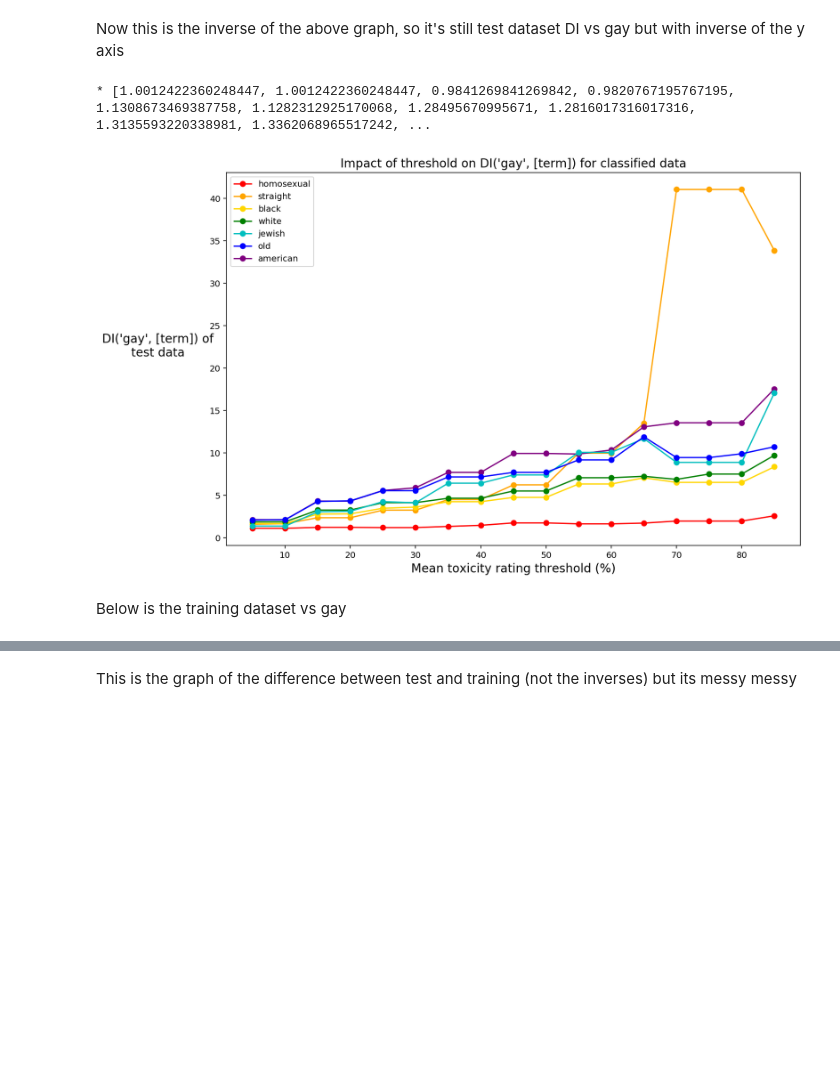
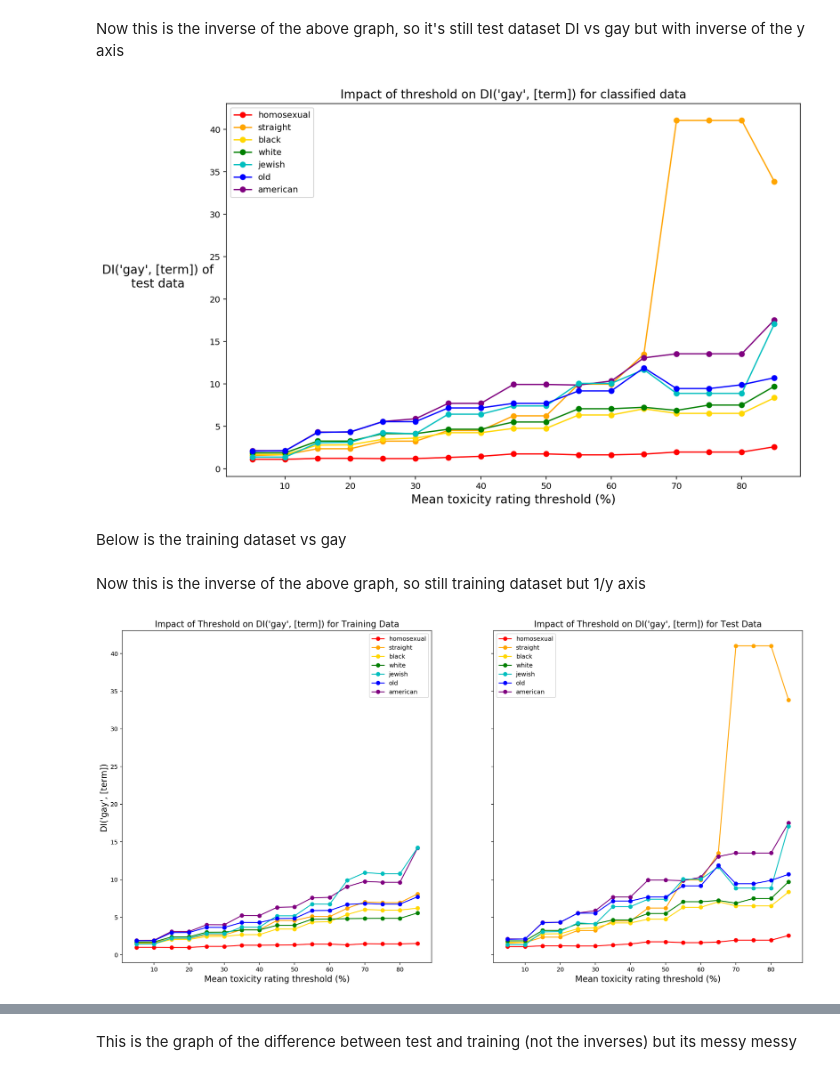
Before and after one commit to nehargupta/cs590_privacy_fairness, a Jupyter notebook: threshold-to-di.ipynb, the cells around one changed output, grey strips where cells are left out. Drawn from its saved outputs; the diff is of its cells as text; code cells hidden in the pictures; blank space fills up the shorter version.

```diff
--- a/threshold-to-di.ipynb
+++ b/threshold-to-di.ipynb
@@ -253,11 +253,47 @@ plt.ylabel(ylabel_wrapped, rotation=0, labelpad=60, fontsize=14)
 # plt.xlim([20, 100])
 # plt.ylim([-0.1, 1])
 plt.legend(handles=[line1,line2,line3,line4,line6,line7,line5])
-print("*", y_axis_tr1)
+# print("*", y_axis_tr1)
 
 plt.savefig('threshold-di-gay-test.png', bbox_inches='tight')
 # %% [output]
-* [1.0012422360248447, 1.0012422360248447, 0.9841269841269842, 0.9820767195767195, 1.1308673469387758, 1.1282312925170068, 1.28495670995671, 1.2816017316017316, 1.3135593220338981, 1.3362068965517242, ...
 [figure]
 # %% [markdown]
 Below is the training dataset vs gay
+# %% [markdown]
+Now this is the inverse of the above graph, so still training dataset but 1/y axis
+# %%
+# Two subplots, unpack the axes array immediately
+# ax = fig.add_subplot(111)
+f, (ax1, ax2) = plt.subplots(1, 2, sharey=True, figsize=(20, 10))
+line1, = ax1.plot(x_axis, y_axis_tr1, "ro-", label=madlibs_terms[1])
+line2, = ax1.plot(x_axis, y_axis_tr2, "o-", color='orange', label=madlibs_terms[2])
+line3, = ax1.plot(x_axis, y_axis_tr3, "o-", color='gold', label=madlibs_terms[3])
+line4, = ax1.plot(x_axis, y_axis_tr4, "go-", label=madlibs_terms[4])
+line5, = ax1.plot(x_axis, y_axis_tr5, "o-", color='purple', label=madlibs_terms[5])
+line6, = ax1.plot(x_axis, y_axis_tr6, "co-", label=madlibs_terms[6])
+line7, = ax1.plot(x_axis, y_axis_tr7, "bo-", label=madlibs_terms[7])
+ax1.set_title("Impact of Threshold on DI('gay', [term]) for Training Data", fontsize=14)
+ax1.legend(handles=[line1,line2,line3,line4,line6,line7,line5])
+ax1.set_xlabel("Mean toxicity rating threshold (%)", fontsize=14)
+# ax1.plot(x, y)
+# ax1.set_title('Sharing Y axis')
+# ax2.scatter(x, y)
+
+line1, = ax2.plot(x_axis, y_axis_t1, "ro-", label=madlibs_terms[1])
+line2, = ax2.plot(x_axis, y_axis_t2, "o-", color='orange', label=madlibs_terms[2])
+line3, = ax2.plot(x_axis, y_axis_t3, "o-", color='gold', label=madlibs_terms[3])
+line4, = ax2.plot(x_axis, y_axis_t4, "go-", label=madlibs_terms[4])
+line5, = ax2.plot(x_axis, y_axis_t5, "o-", color='purple', label=madlibs_terms[5])
+line6, = ax2.plot(x_axis, y_axis_t6, "co-", label=madlibs_terms[6])
+line7, = ax2.plot(x_axis, y_axis_t7, "bo-", label=madlibs_terms[7])
+ax2.set_title("Impact of Threshold on DI('gay', [term]) for Test Data", fontsize=14)
+ax2.legend(handles=[line1,line2,line3,line4,line6,line7,line5])
+ax2.set_xlabel("Mean toxicity rating threshold (%)", fontsize=14)
+# ylabel = "DI('gay', [term]) of test data"
+# ax1.set_ylabel = "DI('gay', [term])"
+# ax2.set_ylabel = "DI('gay', [term])"
+f.text(0.1, 0.5, "DI('gay', [term])", va='center', rotation='vertical',  fontsize=14)
+plt.savefig('Impact_Threshold_DI.png', bbox_inches='tight')
+# %% [output]
+[figure, added]
```
Also changed, not shown: parts of 11 cells of this notebook, 4 other files.
